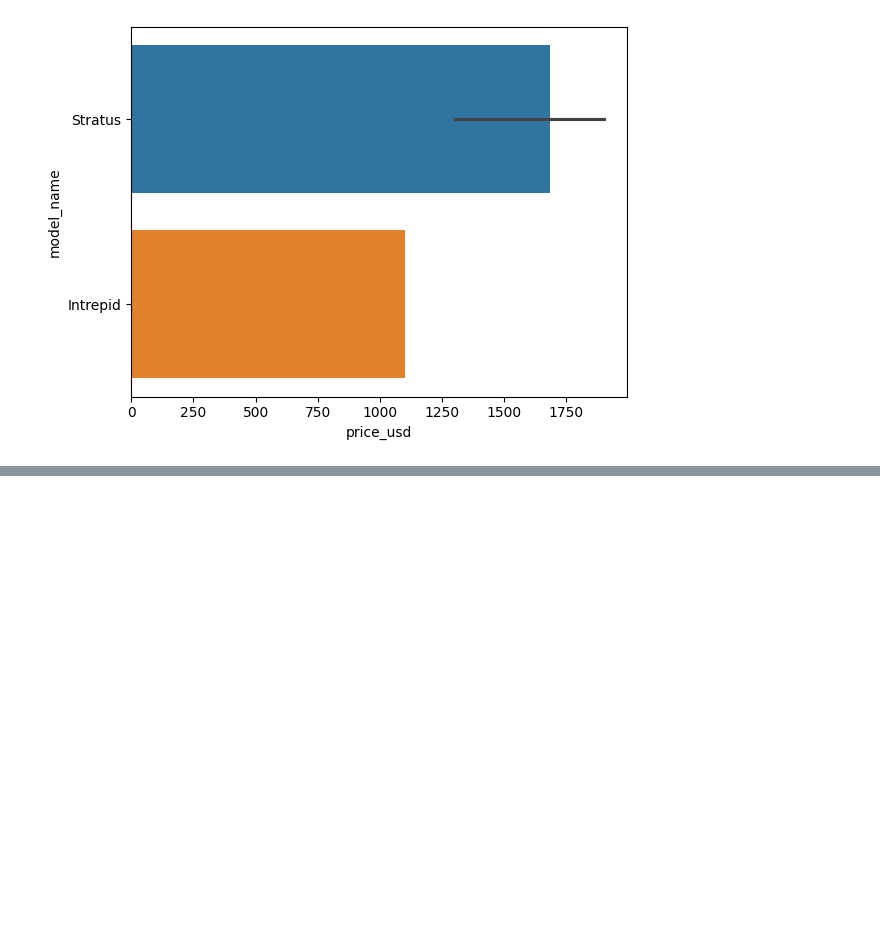
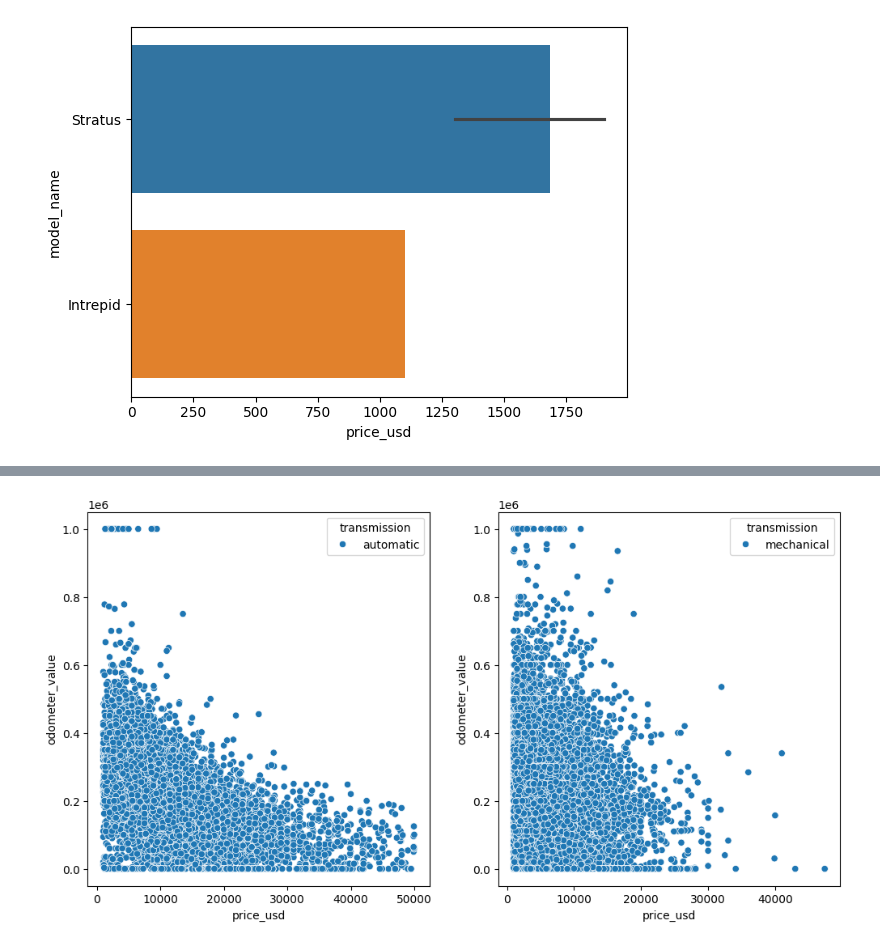
Before and after one commit to Jeison68/CarsProject, a Jupyter notebook: tipo_datos.ipynb, the cells around one changed output, grey strips where cells are left out. Saved outputs shown, nothing was run; the diff lists cells and outputs as text; code cells hidden in the pictures; blank space fills up the shorter version.

```diff
--- a/tipo_datos.ipynb
+++ b/tipo_datos.ipynb
@@ -247,0 +253,13 @@ Passing `palette` without assigning `hue` is deprecated and will be removed in v
+# %%
+df_filtered_transmission_aut = df[(df['transmission'] == 'automatic')]
+df_filtered_transmission_man = df[(df['transmission'] == 'mechanical')]
+
+fig, axes = plt.subplots(nrows=1, ncols=2, figsize=(12, 6))
+#sns.histplot(df['price_usd'], ax=axes[0])
+#sns.boxplot(df['price_usd'], ax=axes[1])
+
+sns.scatterplot(data=df_filtered_transmission_aut, x='price_usd', y='odometer_value', hue='transmission', palette='tab10', ax=axes[0])
+sns.scatterplot(data=df_filtered_transmission_man, x='price_usd', y='odometer_value', hue='transmission', palette='tab10', ax=axes[1])
+plt.show()
+# %% [output]
+[figure, added]
```
Also changed, not shown: parts of 1 cell of this notebook.
